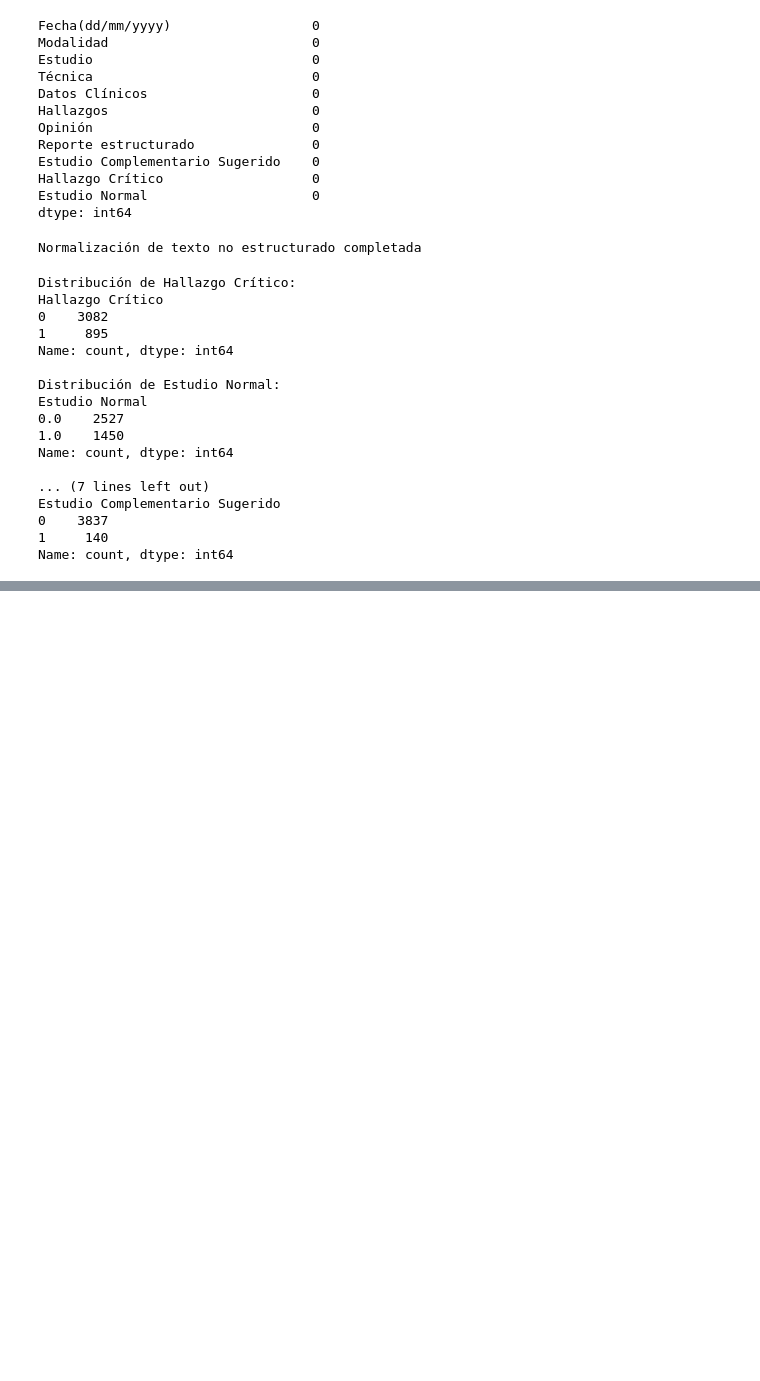
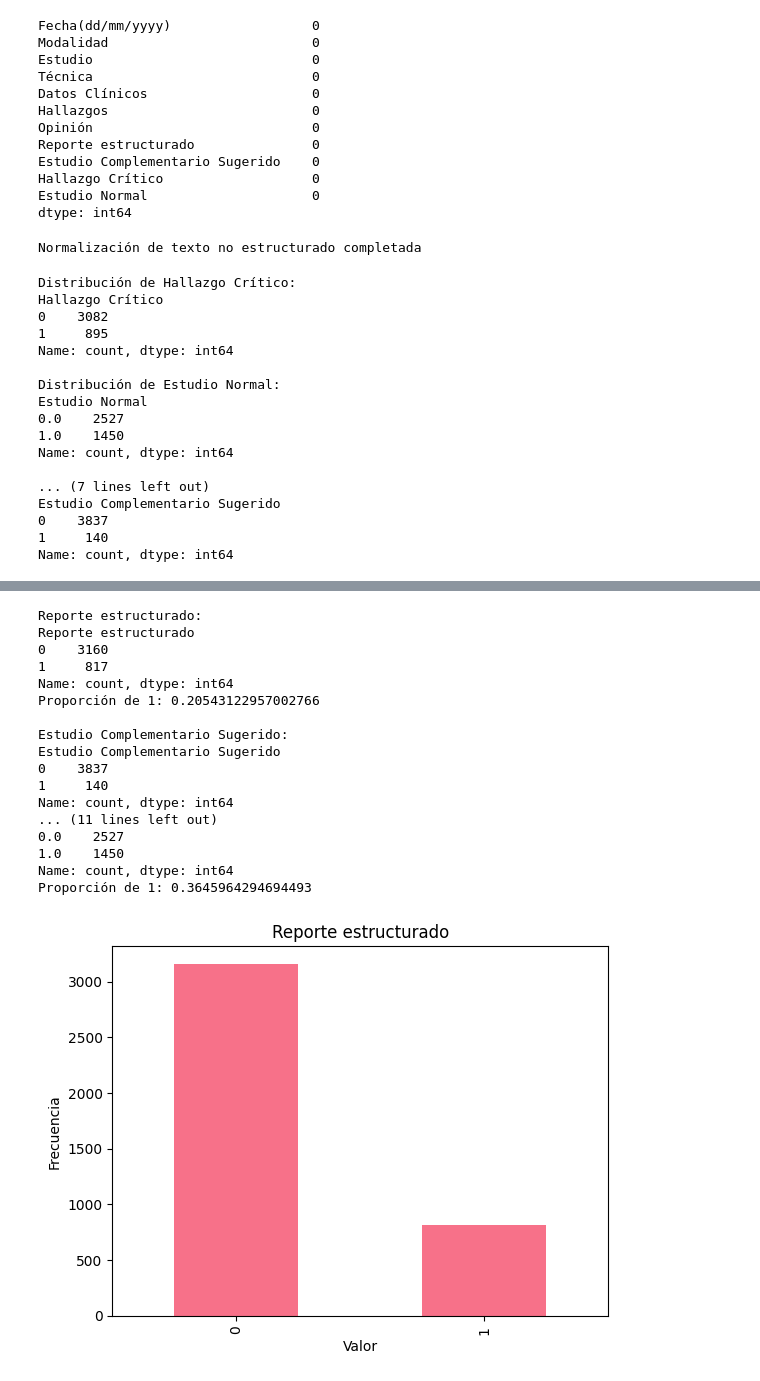
Before and after one commit to isabelaocampos/PDG-Diagnostico-Clinico, a Jupyter notebook: notebooks/Analisis_y_Transformacion_1.ipynb, the cells around one changed output, grey strips where cells are left out. Cells and saved outputs as stored; diff of their text form; code cells hidden in the pictures; blank space fills up the shorter version.

Commit message:
chore: exploratory analysis and cross-validation of binary variables with interpretation

```diff
--- a/notebooks/Analisis_y_Transformacion_1.ipynb
+++ b/notebooks/Analisis_y_Transformacion_1.ipynb
@@ -171,0 +187,4 @@ dtype: int64
+# %%
+for col in ['Modalidad', 'Estudio', 'Técnica', 'Reporte estructurado', 'Estudio Complementario Sugerido', 'Hallazgo Crítico', 'Estudio Normal']:
+    print(f"\n{col} value counts:")
+    print(df[col].value_counts())
@@ -171,0 +289,32 @@ dtype: int64
+# %%
+binary_cols = ['Reporte estructurado', 'Estudio Complementario Sugerido', 'Hallazgo Crítico', 'Estudio Normal']
+
+for col in binary_cols:
+    print(f"\n{col}:")
+    print(df[col].value_counts())
+    print("Proporción de 1:", df[col].mean())
+
+for col in binary_cols:
+    df[col].value_counts().plot(kind='bar', title=col)
+    plt.xlabel('Valor')
+    plt.ylabel('Frecuencia')
+    plt.show()
+# %% [output]
+Reporte estructurado:
+Reporte estructurado
+0    3160
+1     817
+Name: count, dtype: int64
+Proporción de 1: 0.20543122957002766
+
+Estudio Complementario Sugerido:
+Estudio Complementario Sugerido
+0    3837
+1     140
+Name: count, dtype: int64
+... (11 lines left out)
+0.0    2527
+1.0    1450
+Name: count, dtype: int64
+Proporción de 1: 0.3645964294694493
+[figure, added]
```
Also changed, not shown: parts of 13 cells of this notebook.
